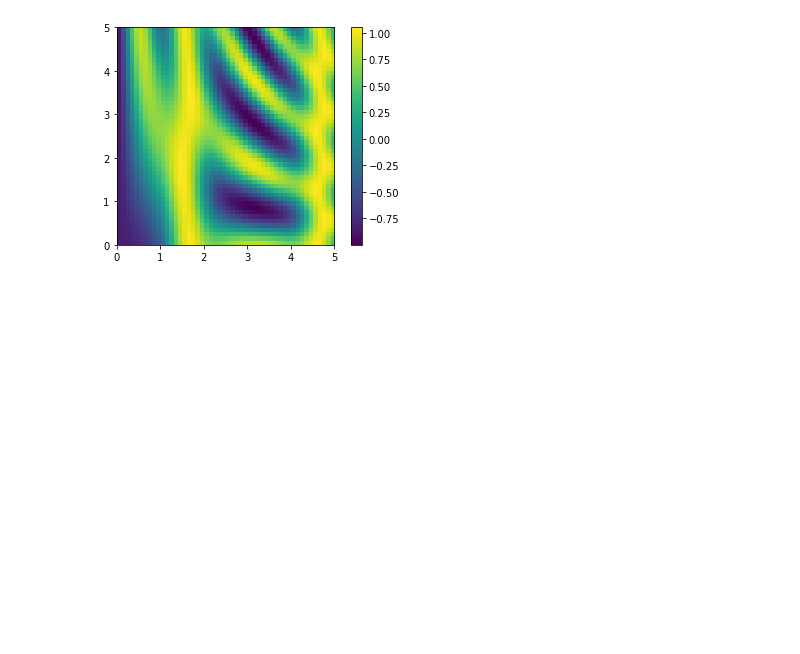
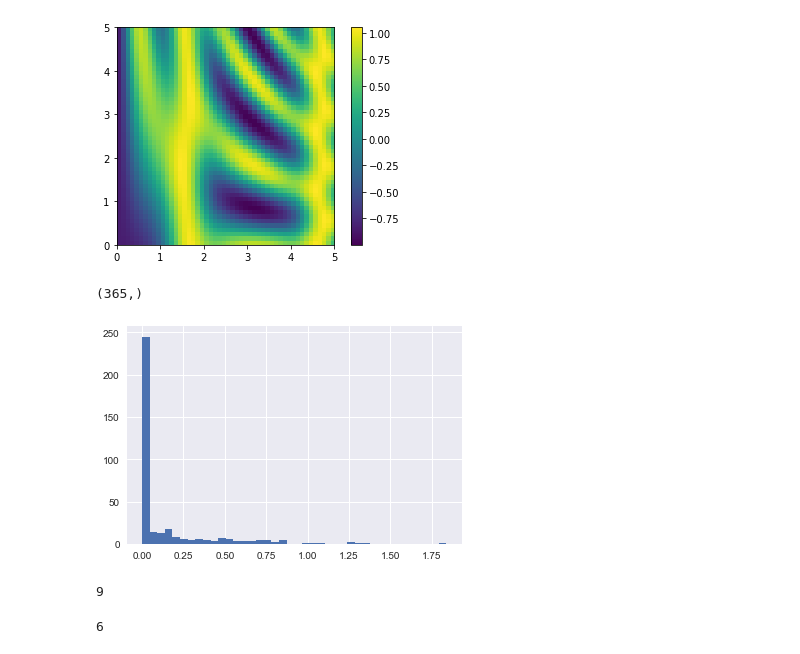
Before and after one commit to Naruu/BookPythonDataScienceHandbook, a Jupyter notebook: learnNumpy.ipynb, the cells around one changed output. Cells and saved outputs as stored; diff of their text form; code cells hidden in the pictures; blank space fills up the shorter version.

```diff
--- a/learnNumpy.ipynb
+++ b/learnNumpy.ipynb
@@ -726,3 +719,28 @@ plt.imshow(z, origin='lower', extent=[0,5,0,5], cmap = 'viridis')
 plt.colorbar();
 # %% [output]
 [figure]
+# %%
+import numpy as np
+import pandas as pd
+
+rainfall = pd.read_csv('PythonDataScienceHandbook/notebooks/data/Seattle2014.csv')['PRCP'].values
+inches = rainfall / 254
+print(inches.shape)
+# %% [output]
+(365,)
+# %%
+%matplotlib inline
+import matplotlib.pyplot as plt
+import seaborn; seaborn.set()
+plt.hist(inches, 40);
+# %% [output]
+[figure, added]
+# %%
+x = np.arange(10)
+np.count_nonzero(x)
+# %% [output]
+9
+# %%
+np.sum(x<6)
+# %% [output]
+6
```
Also changed, not shown: parts of 1 cell of this notebook.
